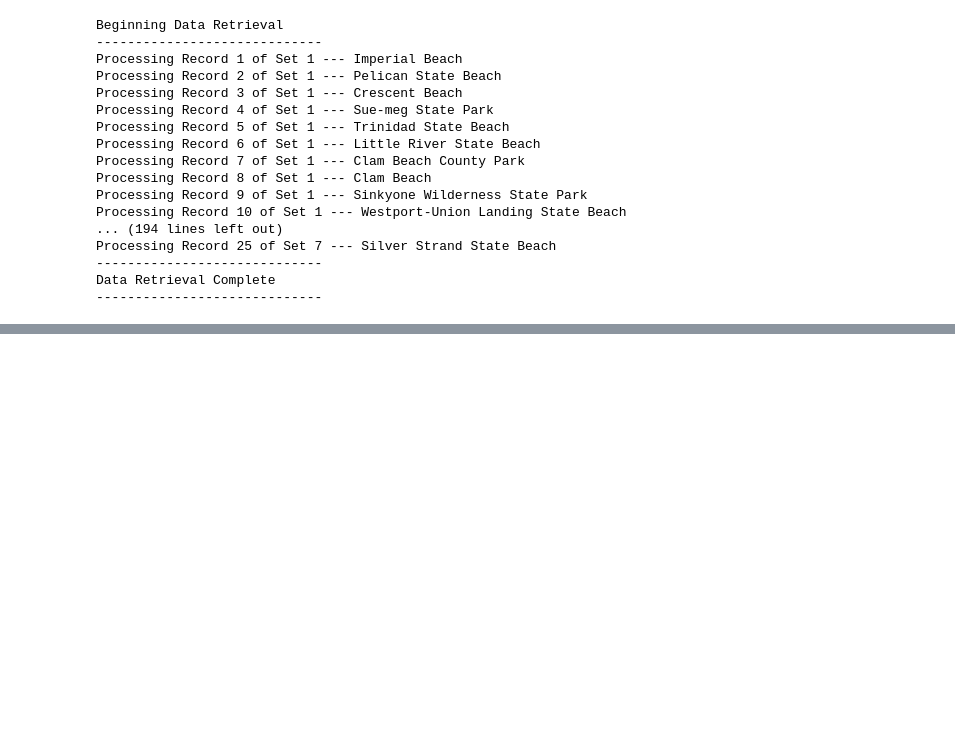
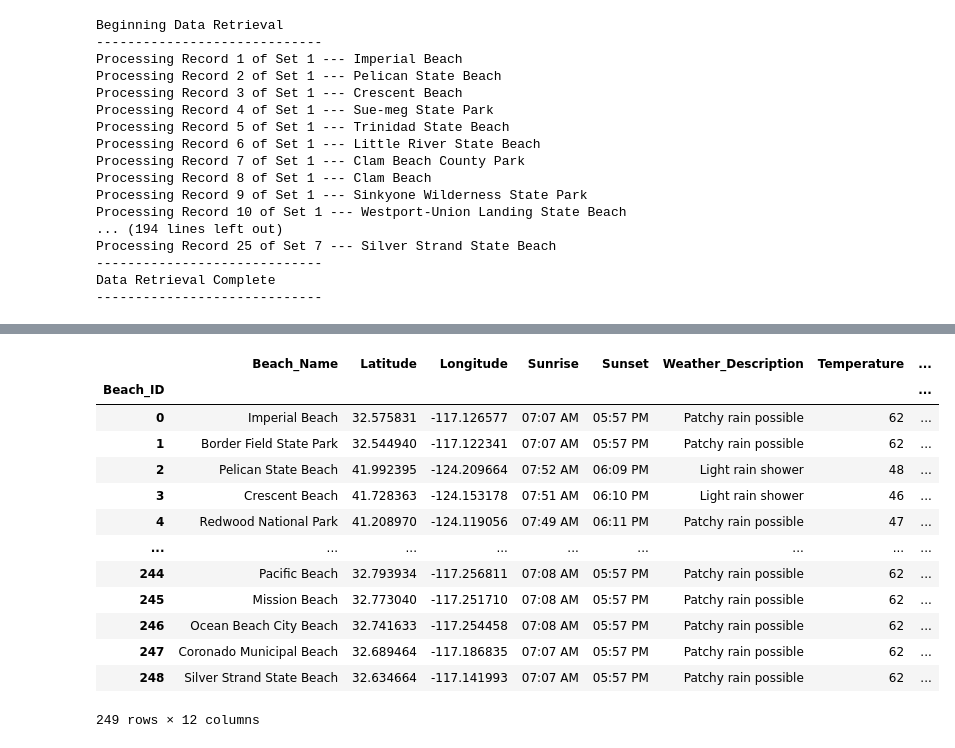
Before and after one commit to ckanchanda/Surf_Check, a Jupyter notebook: Beaches_database.ipynb, the cells around one changed output, grey strips where cells are left out. Saved outputs shown, nothing was run; the diff lists cells and outputs as text; code cells hidden in the pictures; blank space fills up the shorter version.

```diff
--- a/ck_api_call2.ipynb
+++ b/Beaches_database.ipynb
@@ -257,0 +243,3 @@ beach_data_df.to_csv(output_data_file, index_label="beach_id")
+# %%
+beach_data_df = pd.read_csv("beaches_data.csv")
+beach_data_df.head()
@@ -257,0 +253,5 @@ beach_data_df.to_csv(output_data_file, index_label="beach_id")
+# %%
+# Renamed "Unnamed: 0" column and set it as the index
+beach_data_df = beach_data_df.rename(columns={'Unnamed: 0': ''})
+beach_data_df = beach_data_df.set_index('Beach_ID')
+beach_data_df.head()
@@ -257,0 +266,23 @@ beach_data_df.to_csv(output_data_file, index_label="beach_id")
+# %%
+wave_height_bins = [0, 3, 9, 12]
+wave_size = ["Small (<4)", "Medium (4-9)", "Large (10-12)"]
+
+
+# Categorize based on the bins.
+beach_data_df["Wave_Size"] = pd.cut(beach_data_df["Wave_Height"], wave_height_bins, labels=wave_size)
+beach_data_df
+# %% [output]
+|  | Beach_Name | Latitude | Longitude | Sunrise | Sunset | Weather_Description | Temperature | ... |
+| Beach_ID |  |  |  |  |  |  |  | ... |
+| 0 | Imperial Beach | 32.575831 | -117.126577 | 07:07 AM | 05:57 PM | Patchy rain possible | 62 | ... |
+| 1 | Border Field State Park | 32.544940 | -117.122341 | 07:07 AM | 05:57 PM | Patchy rain possible | 62 | ... |
+| 2 | Pelican State Beach | 41.992395 | -124.209664 | 07:52 AM | 06:09 PM | Light rain shower | 48 | ... |
+| 3 | Crescent Beach | 41.728363 | -124.153178 | 07:51 AM | 06:10 PM | Light rain shower | 46 | ... |
+| 4 | Redwood National Park | 41.208970 | -124.119056 | 07:49 AM | 06:11 PM | Patchy rain possible | 47 | ... |
+| ... | ... | ... | ... | ... | ... | ... | ... | ... |
+| 244 | Pacific Beach | 32.793934 | -117.256811 | 07:08 AM | 05:57 PM | Patchy rain possible | 62 | ... |
+| 245 | Mission Beach | 32.773040 | -117.251710 | 07:08 AM | 05:57 PM | Patchy rain possible | 62 | ... |
+| 246 | Ocean Beach City Beach | 32.741633 | -117.254458 | 07:08 AM | 05:57 PM | Patchy rain possible | 62 | ... |
+| 247 | Coronado Municipal Beach | 32.689464 | -117.186835 | 07:07 AM | 05:57 PM | Patchy rain possible | 62 | ... |
+| 248 | Silver Strand State Beach | 32.634664 | -117.141993 | 07:07 AM | 05:57 PM | Patchy rain possible | 62 | ... |
+249 rows × 12 columns
```
Also changed, not shown: parts of 12 cells of this notebook, 4 other files.
